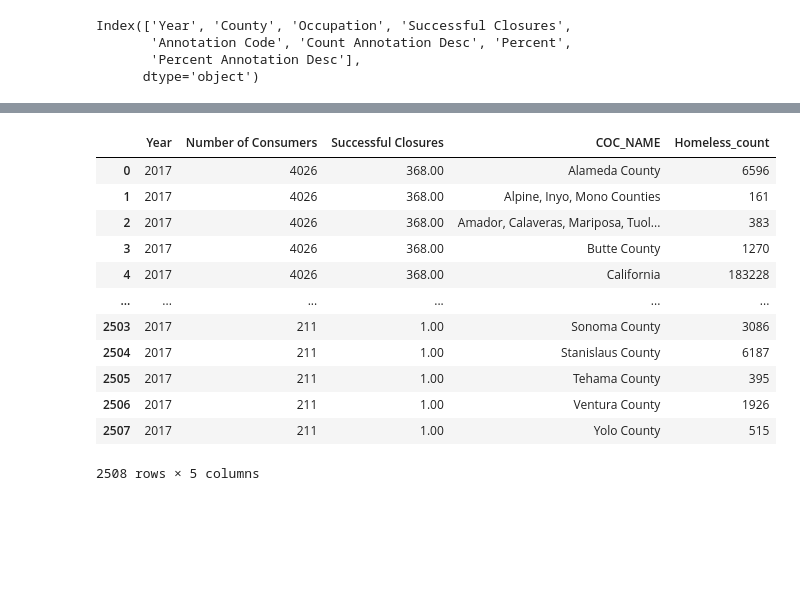
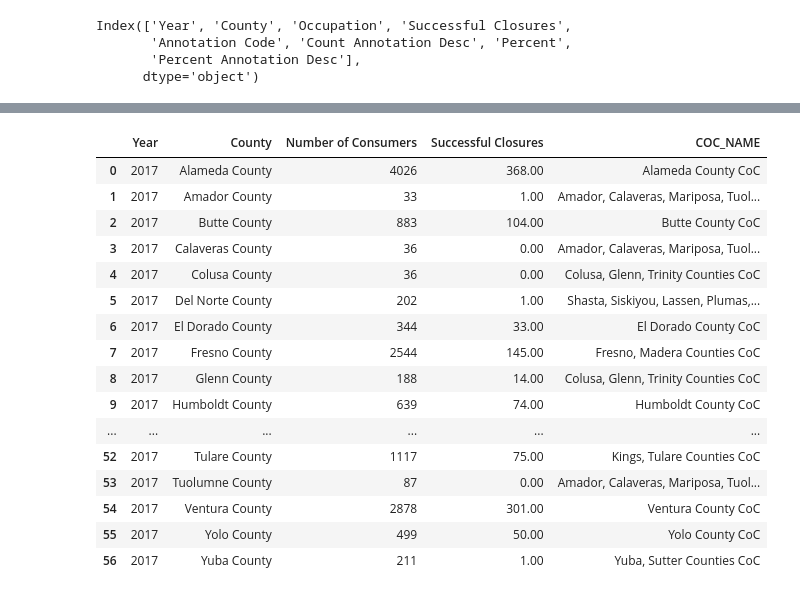
Before and after one commit to evacs/Project-1, a Jupyter notebook: voc_rehab.ipynb, the cells around one changed output, grey strips where cells are left out. Saved outputs shown, nothing was run; the diff lists cells and outputs as text; code cells hidden in the pictures; blank space fills up the shorter version.

Commit message:
completed analysis and graphed data

```diff
--- a/voc_rehab.ipynb
+++ b/voc_rehab.ipynb
@@ -71,6 +72,9 @@ vocation_df.head()
 # %%
 #adding together total number of consumers per coutny per year
 vocation_df = vocation_df.groupby(['Year', 'County'])['Number of Consumers'].sum().reset_index()
+
+#adding 'County' to names of counties
+vocation_df['County'] = vocation_df['County'] + ' County'
 vocation_df
 # %% [output]
 |  | Year | County | Number of Consumers |
@@ -155,5 +158,12 @@ homeless_df
 # %%
 #intoducing COC to County data
 coc_county_df = pd.read_csv(coc_county_path)
+
+#Filter out California
+coc_county_df = coc_county_df.loc[coc_county_df['County'] != 'California']
+
+#changing column name
+coc_county_df = coc_county_df.rename(columns= {'Continuum of Care': 'COC_NAME'})
+
 coc_county_df
 # %% [output]
@@ -231,6 +241,9 @@ success_df = success_df.loc[success_df["Year"] == 2017 , :]
 
 #adding total number of successful closures per county per year
 success_df = success_df.groupby(['Year', 'County'])['Successful Closures'].sum().reset_index()
+
+#adding 'County' to names of counties
+success_df['County'] = success_df['County'] + ' County'
 success_df
 # %% [output]
 |  | Year | County | Successful Closures |
@@ -275,4 +287,0 @@ merged_vocation_df
-# %%
-#organized data by year by county
-merged_vocation_df = merged_vocation_df.set_index(['County'])
-merged_vocation_df
@@ -298,19 +288,25 @@ merged_vocation_df
 # %%
 #merging all data frames into one and adjusting formating
-master_df = pd.merge(merged_vocation_df, homeless_df, on=['Year', 'County'], how='left')
+master_df = pd.merge(merged_vocation_df, coc_county_df, on='County', how='left')
 pd.options.display.float_format = '{:,.2f}'.format
-master_df
+
+#changing column name
+master_df.rename(columns= {'Continuum of Care': 'COC'})
 # %% [output]
-|  | Year | Number of Consumers | Successful Closures | COC_NAME | Homeless_count |
-| 0 | 2017 | 4026 | 368.00 | Alameda County | 6596 |
-| 1 | 2017 | 4026 | 368.00 | Alpine, Inyo, Mono Counties | 161 |
-| 2 | 2017 | 4026 | 368.00 | Amador, Calaveras, Mariposa, Tuol... | 383 |
-| 3 | 2017 | 4026 | 368.00 | Butte County | 1270 |
-| 4 | 2017 | 4026 | 368.00 | California | 183228 |
+|  | Year | County | Number of Consumers | Successful Closures | COC_NAME |
+| 0 | 2017 | Alameda County | 4026 | 368.00 | Alameda County CoC |
+| 1 | 2017 | Amador County | 33 | 1.00 | Amador, Calaveras, Mariposa, Tuol... |
+| 2 | 2017 | Butte County | 883 | 104.00 | Butte County CoC |
+| 3 | 2017 | Calaveras County | 36 | 0.00 | Amador, Calaveras, Mariposa, Tuol... |
+| 4 | 2017 | Colusa County | 36 | 0.00 | Colusa, Glenn, Trinity Counties CoC |
+| 5 | 2017 | Del Norte County | 202 | 1.00 | Shasta, Siskiyou, Lassen, Plumas,... |
+| 6 | 2017 | El Dorado County | 344 | 33.00 | El Dorado County CoC |
+| 7 | 2017 | Fresno County | 2544 | 145.00 | Fresno, Madera Counties CoC |
+| 8 | 2017 | Glenn County | 188 | 14.00 | Colusa, Glenn, Trinity Counties CoC |
+| 9 | 2017 | Humboldt County | 639 | 74.00 | Humboldt County CoC |
 | ... | ... | ... | ... | ... | ... |
-| 2503 | 2017 | 211 | 1.00 | Sonoma County | 3086 |
-| 2504 | 2017 | 211 | 1.00 | Stanislaus County | 6187 |
-| 2505 | 2017 | 211 | 1.00 | Tehama County | 395 |
-| 2506 | 2017 | 211 | 1.00 | Ventura County | 1926 |
-| 2507 | 2017 | 211 | 1.00 | Yolo County | 515 |
+| 52 | 2017 | Tulare County | 1117 | 75.00 | Kings, Tulare Counties CoC |
+| 53 | 2017 | Tuolumne County | 87 | 0.00 | Amador, Calaveras, Mariposa, Tuol... |
+| 54 | 2017 | Ventura County | 2878 | 301.00 | Ventura County CoC |
+| 55 | 2017 | Yolo County | 499 | 50.00 | Yolo County CoC |
+| 56 | 2017 | Yuba County | 211 | 1.00 | Yuba, Sutter Counties CoC |
-2508 rows × 5 columns
```
Also changed, not shown: parts of 15 cells of this notebook.
